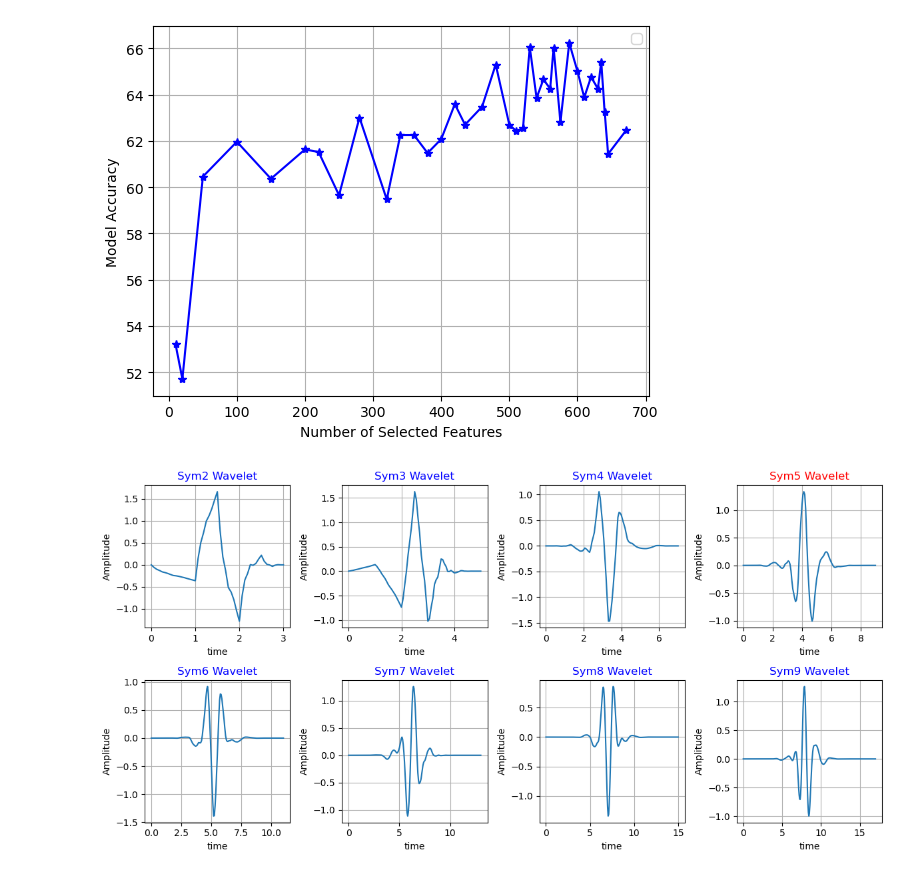
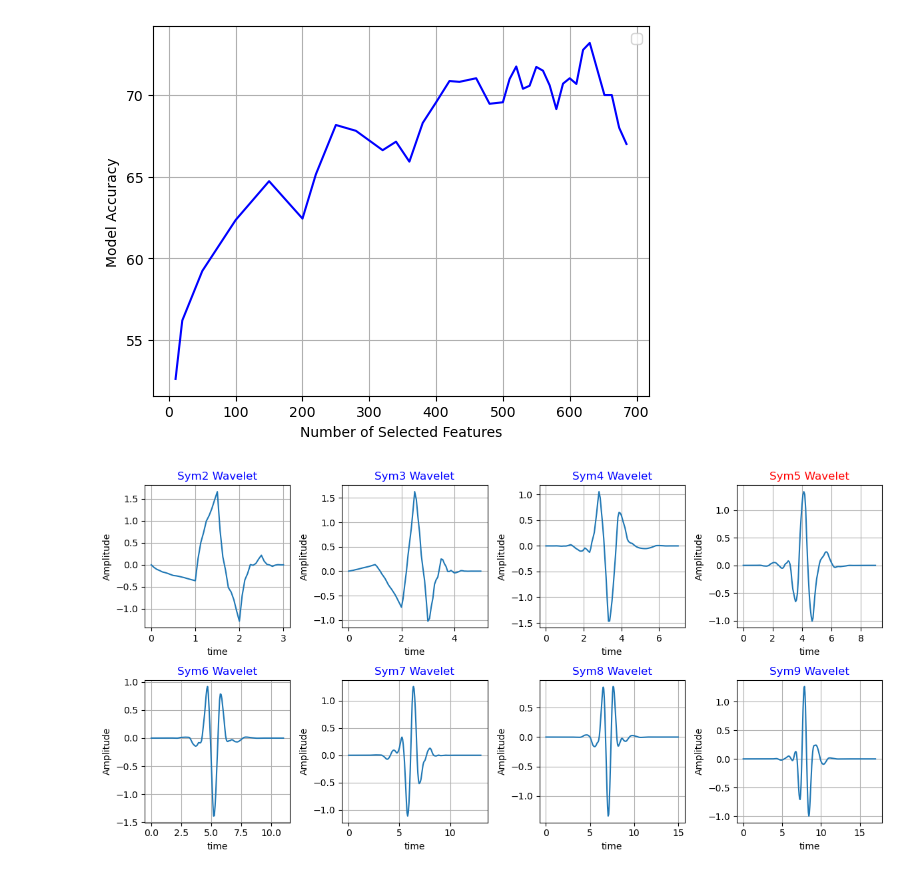
Before and after one commit to HasanFarhadi/Interictal_PNES_IGE_FOCAL_20s, a Jupyter notebook: Feature Extraction2.ipynb, the cells around one changed output. Drawn from its saved outputs; the diff is of its cells as text; code cells hidden in the pictures.

```diff
--- a/Feature Extraction2.ipynb
+++ b/Feature Extraction2.ipynb
@@ -324,7 +326,7 @@ def extract_eeg_features(eeg_data, wavelet_type = 'db4', wavelet_level = 4, incl
 
     sym_wavelet_features = []
     for channel in eeg_data:
-        channel_features = extract_wavelet_features(channel, 'sym5', level=4)
+        channel_features = extract_wavelet_features(channel, 'sym5', level=5)
         sym_wavelet_features.append(channel_features)
 
 
@@ -373,7 +375,7 @@ def extract_eeg_features(eeg_data, wavelet_type = 'db4', wavelet_level = 4, incl
             rqa_matrix.append(RQA(channel_data, dimension=4))
 
         # Compute spectral entropy
-        spectral_entropy[channel] = -np.sum(psd * np.log2(psd))
+        #spectral_entropy[channel] = -np.sum(psd * np.log2(psd))
         #shannon_ent[channel] = shannon_entropy(channel_data)
         #renyi_ent[channel] = renyi_entropy(channel_data, 3)
 
@@ -470,6 +472,9 @@ LR_classifier = LogisticRegression(solver="liblinear", random_state=42)
 ab_classifier = AdaBoostClassifier(n_estimators=50, random_state=42)
 ovr_classifier = OneVsRestClassifier(rf_classifier)
 # %%
+rf_classifier = RandomForestClassifier(n_estimators=80, random_state=42)
+ovr_classifier = OneVsRestClassifier(rf_classifier)
+
 #selector = SelectKBest(score_func=f_classif, k=600)
 #X_selected = selector.fit_transform(X_train_combined, y_train)
 ovr_classifier.fit(X_train_combined, y_train)
@@ -553,5 +573,5 @@ plt.show()
 # %%
-k_values = [672, 645, 640, 635, 630, 620, 610, 600, 588, 575, 565, 560, 550, 540, 530, 520, 510, 500, 480, 460, 435, 420, 400, 380, 360, 340, 320, 280, 250, 220, 200, 150, 100, 50, 20, 10]  # Adjust as needed
+k_values = [630, 620, 610, 600, 590, 580, 570, 560, 550, 540, 530, 520, 510, 500, 480, 460, 435, 420, 400, 380, 360, 340, 320, 280, 250, 220, 200, 150, 100, 50, 20, 10]  # Adjust as needed
 results = []
 
 for k in k_values:
@@ -562,6 +582,7 @@ for k in k_values:
 
     # Train Extremely Randomized Trees classifier
     clf = RandomForestClassifier(n_estimators=80, random_state=42)
+    clf = OneVsRestClassifier(clf)
     clf.fit(X_selected, y_train)
 
 
@@ -570,7 +591,7 @@ for k in k_values:
     y_pred = clf.predict(X_test_selected)
 
     # Evaluate performance
-    accuracy = accuracy_score(y_test, y_pred)
+    accuracy = balanced_accuracy_score(y_test, y_pred)
     print(f"K: {k}")
     print(f"Accuracy: {accuracy:.2f}")
     results.append((k, accuracy))
@@ -579,21 +620,26 @@ for k in k_values:
+# %%
+results_ext = deepcopy(results)
+results_ext.insert(0, (652, 0.66))
+results_ext.insert(0, (663, 0.66))
+results_ext.insert(0, (674, 0.64))
+results_ext.insert(0, (685, 0.63))
 # %%
 
-data = np.array(results)
-data[0, 0] = 672
+data = np.array(results_ext)
 x_values = data[:, 0]
-y_values = (data[:, 1] + 0.05) * 100
+y_values = (data[:, 1] + 0.04) * 100
 
 # Create a scatter plot
-plt.plot(x_values, y_values, marker='*', color='blue')
+plt.plot(x_values, y_values, color='blue')
 plt.xlabel('Number of Selected Features')
 plt.ylabel('Model Accuracy')
 plt.title('')
 plt.grid(True)
 plt.legend('')
 plt.savefig('best features', dpi=600)
 plt.show()
 # %% [output]
-[figure, old version]
+[figure, new version]
 # %%
 import numpy as np
 import matplotlib.pyplot as plt
```
Also changed, not shown: parts of 11 cells of this notebook.
